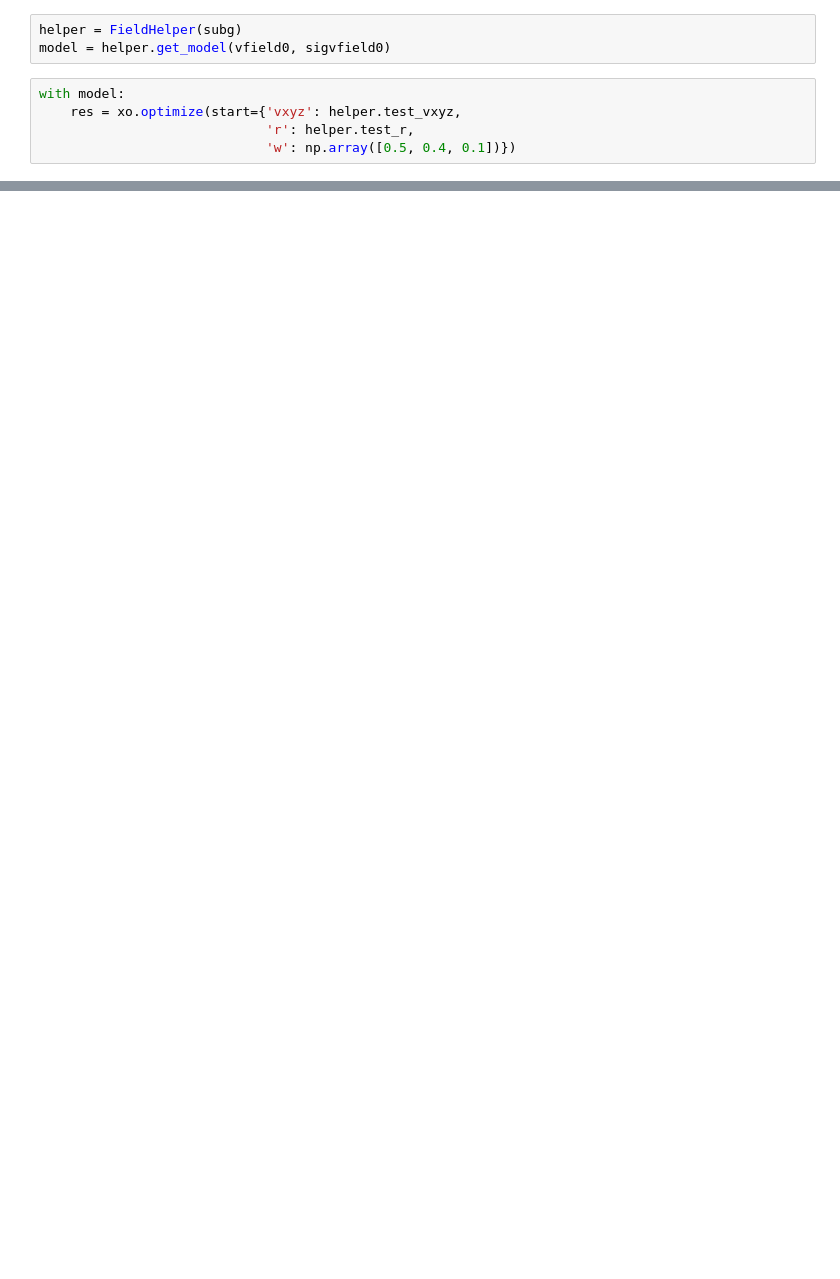
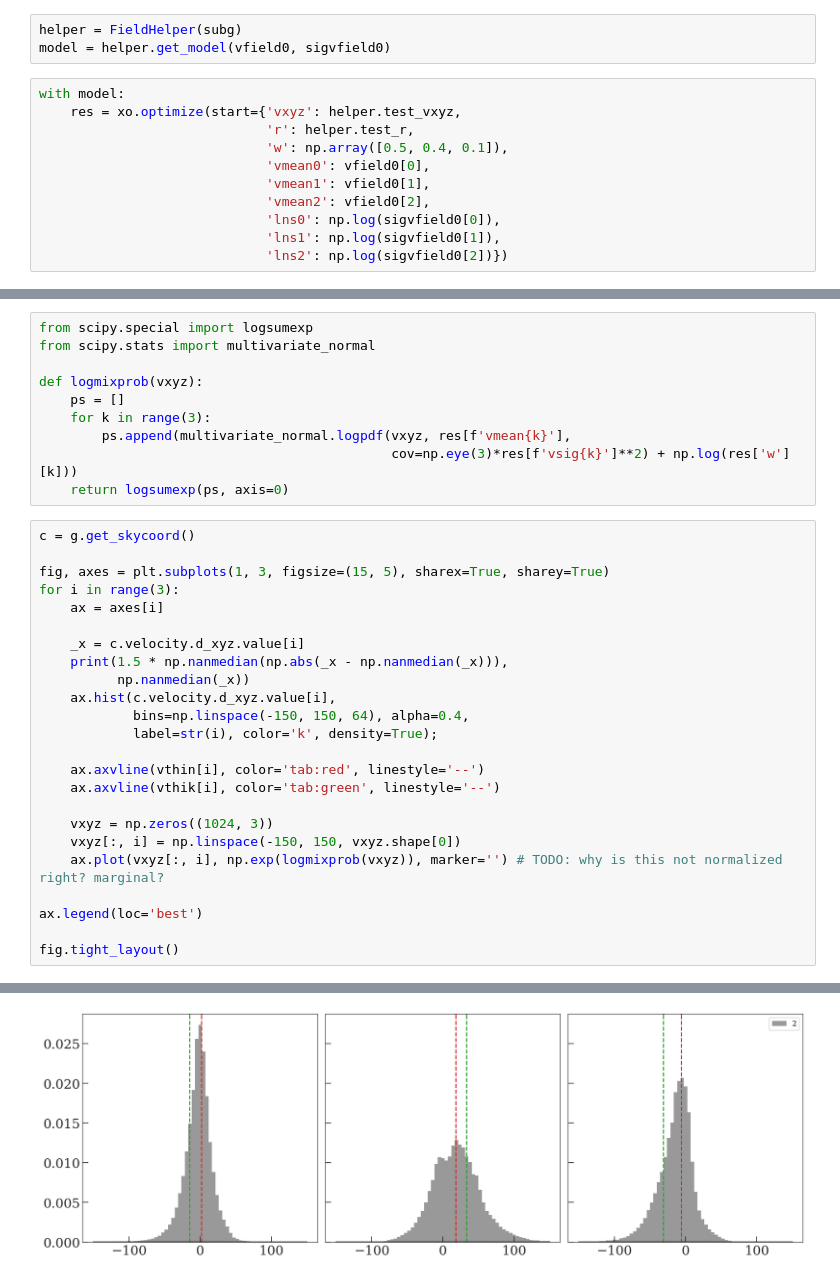
Before and after one commit to christinahedges/cuddly-system, a Jupyter notebook: notebooks/Field-velocity-distribution.ipynb, the cells around one changed output, grey strips where cells are left out. Drawn from its saved outputs; the diff is of its cells as text; blank space fills up the shorter version.

```diff
--- a/notebooks/Field-velocity-distribution.ipynb
+++ b/notebooks/Field-velocity-distribution.ipynb
@@ -97,6 +146,12 @@ model = helper.get_model(vfield0, sigvfield0)
 with model:
     res = xo.optimize(start={'vxyz': helper.test_vxyz,
                              'r': helper.test_r,
-                             'w': np.array([0.5, 0.4, 0.1])})
+                             'w': np.array([0.5, 0.4, 0.1]),
+                             'vmean0': vfield0[0],
+                             'vmean1': vfield0[1],
+                             'vmean2': vfield0[2],
+                             'lns0': np.log(sigvfield0[0]),
+                             'lns1': np.log(sigvfield0[1]),
+                             'lns2': np.log(sigvfield0[2])})
 # %% [output]
 optimizing logp for variables: [vxyz, lns2, vmean2, lns1, vmean1, lns0, vmean0, w, r]
@@ -106,0 +184,35 @@ array([0.64726703, 0.34544469, 0.00728828])
+# %%
+from scipy.special import logsumexp
+from scipy.stats import multivariate_normal
+
+def logmixprob(vxyz):
+    ps = []
+    for k in range(3):
+        ps.append(multivariate_normal.logpdf(vxyz, res[f'vmean{k}'],
+                                             cov=np.eye(3)*res[f'vsig{k}']**2) + np.log(res['w'][k]))
+    return logsumexp(ps, axis=0)
+# %%
+c = g.get_skycoord()
+
+fig, axes = plt.subplots(1, 3, figsize=(15, 5), sharex=True, sharey=True)
+for i in range(3):
+    ax = axes[i]
+
+    _x = c.velocity.d_xyz.value[i]
+    print(1.5 * np.nanmedian(np.abs(_x - np.nanmedian(_x))),
+          np.nanmedian(_x))
+    ax.hist(c.velocity.d_xyz.value[i],
+            bins=np.linspace(-150, 150, 64), alpha=0.4,
+            label=str(i), color='k', density=True);
+
+    ax.axvline(vthin[i], color='tab:red', linestyle='--')
+    ax.axvline(vthik[i], color='tab:green', linestyle='--')
+
+    vxyz = np.zeros((1024, 3))
+    vxyz[:, i] = np.linspace(-150, 150, vxyz.shape[0])
+    ax.plot(vxyz[:, i], np.exp(logmixprob(vxyz)), marker='') # TODO: why is this not normalized right? marginal?
+
+ax.legend(loc='best')
+
+fig.tight_layout()
+# %% [output]
@@ -106,0 +222 @@ array([0.64726703, 0.34544469, 0.00728828])
+[figure, added]
```
Also changed, not shown: parts of 9 cells of this notebook.
